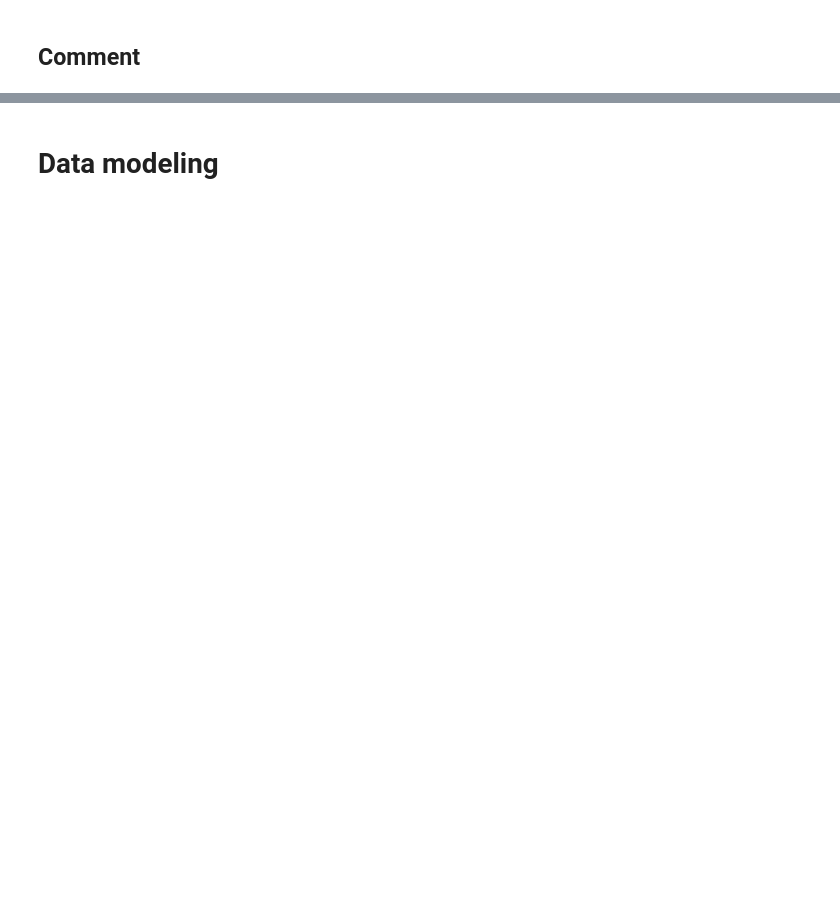
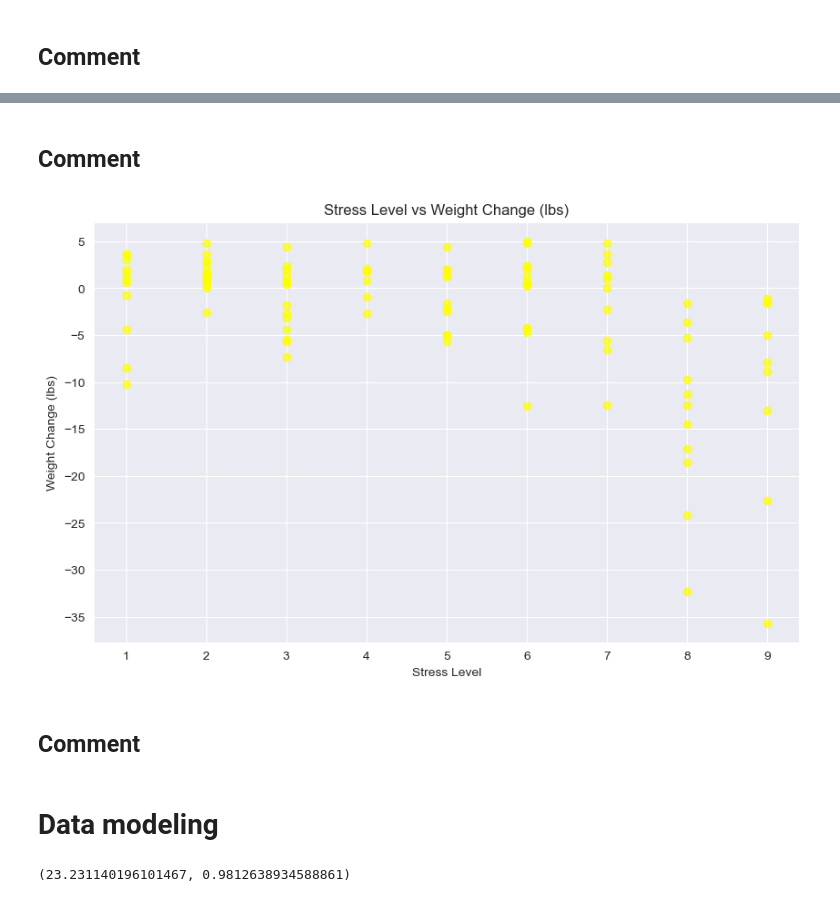
Before and after one commit to Mateoo18/Data_Science, a Jupyter notebook: Exercise_2_advanced/Assignment_2_with_Solution.ipynb, the cells around one changed output, grey strips where cells are left out. Cells and saved outputs as stored; diff of their text form; code cells hidden in the pictures; blank space fills up the shorter version.

```diff
--- a/Exercise_2_advanced/Assignment_2_with_Solution.ipynb
+++ b/Exercise_2_advanced/Assignment_2_with_Solution.ipynb
@@ -133,3 +146,38 @@ plt.show()
+# %% [markdown]
+## Comment
+# %%
+plt.figure(figsize=(10, 6))
+plt.scatter(data=data, x='Stress Level', y='Weight Change (lbs)', alpha=0.7, color='yellow')
+plt.title('Stress Level vs Weight Change (lbs)')
+plt.xlabel('Stress Level')
+plt.ylabel('Weight Change (lbs)')
+plt.grid(True)
+plt.show()
+# %% [output]
+[figure, added]
+# %% [markdown]
+## Comment
 # %% [markdown]
 # Data modeling
+# %%
+X = data[['Age', 'Current Weight (lbs)', 'BMR (Calories)', 'Daily Calories Consumed', 'Daily Caloric Surplus/Deficit', 'Duration (weeks)', 'Stress Level']]
+y = data['Final Weight (lbs)']
+
+# Split the data into training and testing sets
+X_train, X_test, y_train, y_test = train_test_split(X, y, test_size=0.2, random_state=42)
+
+# Initialize and train the model
+model = LinearRegression()
+model.fit(X_train, y_train)
+
+# Make predictions
+y_pred = model.predict(X_test)
+
+# Evaluate the model
+mse = mean_squared_error(y_test, y_pred)
+r2 = r2_score(y_test, y_pred)
+
+mse, r2
+# %% [output]
+(23.231140196101467, 0.9812638934588861)
 # %%
```
Also changed, not shown: parts of 7 cells of this notebook.
